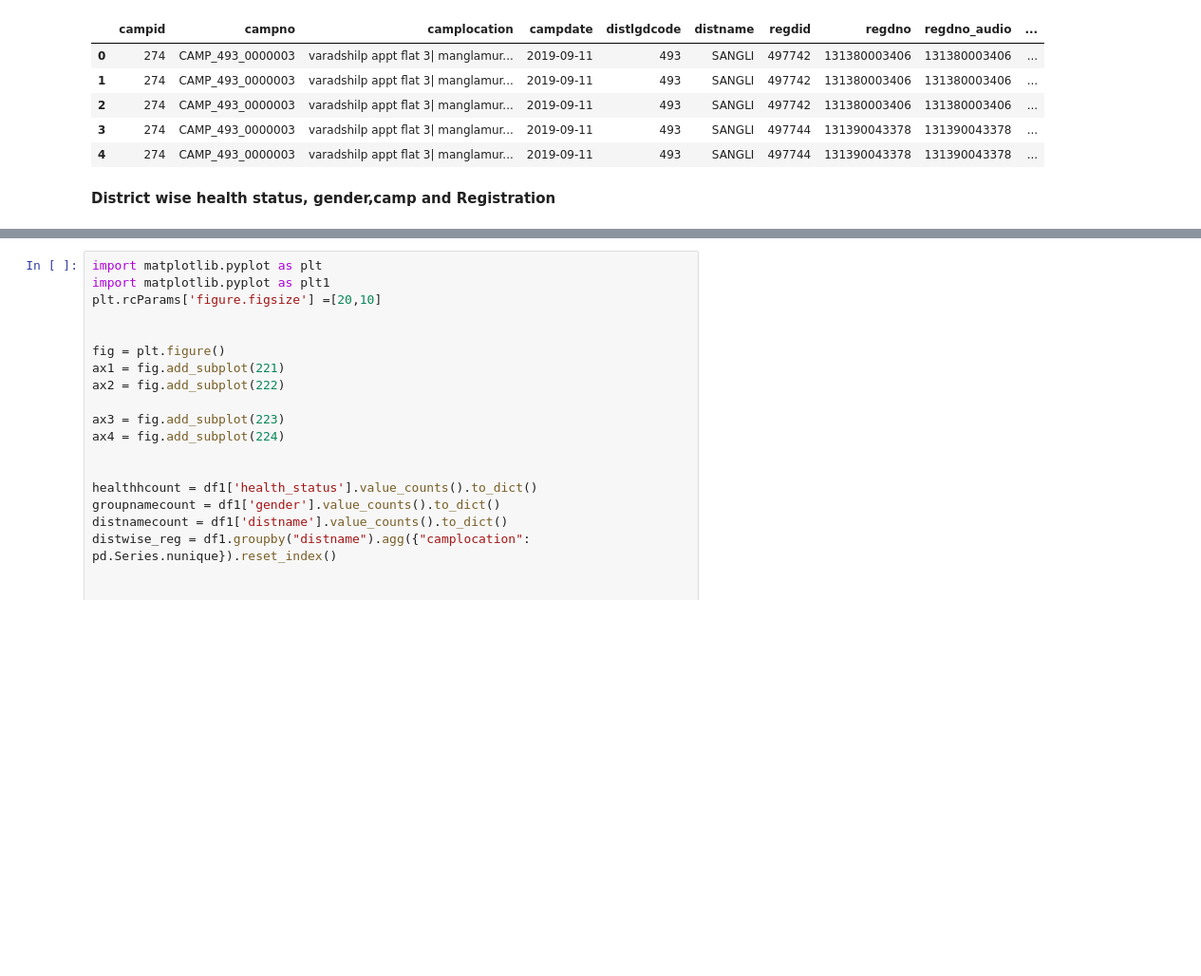
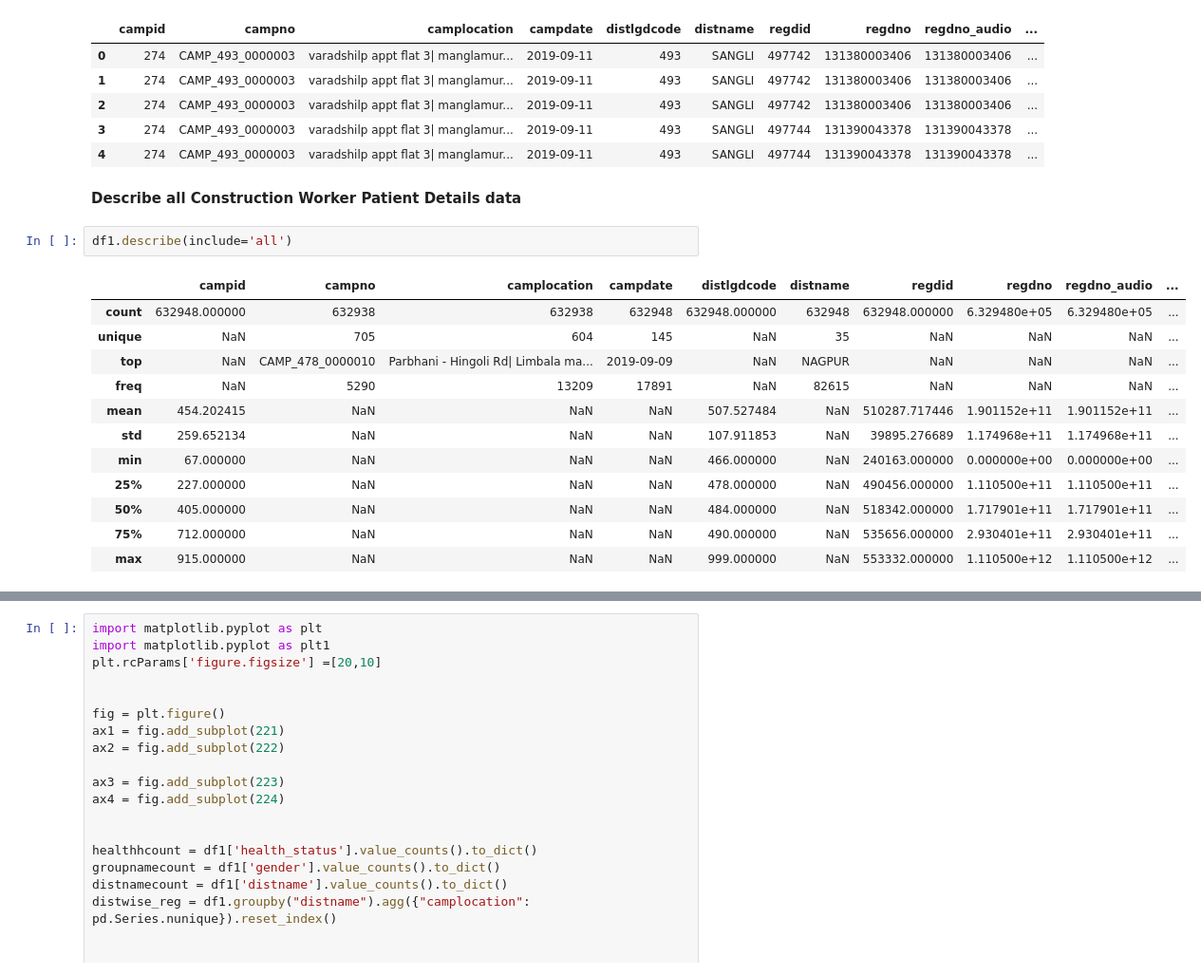
Before and after one commit to dharmendra-chouhan/s2datascience, a Jupyter notebook: Extracted_Construction_Worker_Patient_Details_Files.ipynb, the cells around one changed output, grey strips where cells are left out. Shown at 95% size. Saved outputs shown, nothing was run; the diff lists cells and outputs as text; blank space fills up the shorter version.

```diff
--- a/Extracted_Construction_Worker_Patient_Details_Files.ipynb
+++ b/Extracted_Construction_Worker_Patient_Details_Files.ipynb
@@ -75,5 +99,20 @@ df1.head(5)
 | 2 | 274 | CAMP_493_0000003 | varadshilp appt flat 3| manglamur... | 2019-09-11 | 493 | SANGLI | 497742 | 131380003406 | 131380003406 | ... |
 | 3 | 274 | CAMP_493_0000003 | varadshilp appt flat 3| manglamur... | 2019-09-11 | 493 | SANGLI | 497744 | 131390043378 | 131390043378 | ... |
 | 4 | 274 | CAMP_493_0000003 | varadshilp appt flat 3| manglamur... | 2019-09-11 | 493 | SANGLI | 497744 | 131390043378 | 131390043378 | ... |
-# %% [markdown]
-**District wise health status, gender,camp and Registration**
+# %% [markdown]
+**Describe all Construction Worker Patient Details data**
+# %%
+df1.describe(include='all')
+# %% [output]
+|  | campid | campno | camplocation | campdate | distlgdcode | distname | regdid | regdno | regdno_audio | ... |
+| count | 632948.000000 | 632938 | 632938 | 632948 | 632948.000000 | 632948 | 632948.000000 | 6.329480e+05 | 6.329480e+05 | ... |
+| unique | NaN | 705 | 604 | 145 | NaN | 35 | NaN | NaN | NaN | ... |
+| top | NaN | CAMP_478_0000010 | Parbhani - Hingoli Rd| Limbala ma... | 2019-09-09 | NaN | NAGPUR | NaN | NaN | NaN | ... |
+| freq | NaN | 5290 | 13209 | 17891 | NaN | 82615 | NaN | NaN | NaN | ... |
+| mean | 454.202415 | NaN | NaN | NaN | 507.527484 | NaN | 510287.717446 | 1.901152e+11 | 1.901152e+11 | ... |
+| std | 259.652134 | NaN | NaN | NaN | 107.911853 | NaN | 39895.276689 | 1.174968e+11 | 1.174968e+11 | ... |
+| min | 67.000000 | NaN | NaN | NaN | 466.000000 | NaN | 240163.000000 | 0.000000e+00 | 0.000000e+00 | ... |
+| 25% | 227.000000 | NaN | NaN | NaN | 478.000000 | NaN | 490456.000000 | 1.110500e+11 | 1.110500e+11 | ... |
+| 50% | 405.000000 | NaN | NaN | NaN | 484.000000 | NaN | 518342.000000 | 1.717901e+11 | 1.717901e+11 | ... |
+| 75% | 712.000000 | NaN | NaN | NaN | 490.000000 | NaN | 535656.000000 | 2.930401e+11 | 2.930401e+11 | ... |
+| max | 915.000000 | NaN | NaN | NaN | 999.000000 | NaN | 553332.000000 | 1.110500e+12 | 1.110500e+12 | ... |
```
Also changed, not shown: parts of 35 cells of this notebook.
